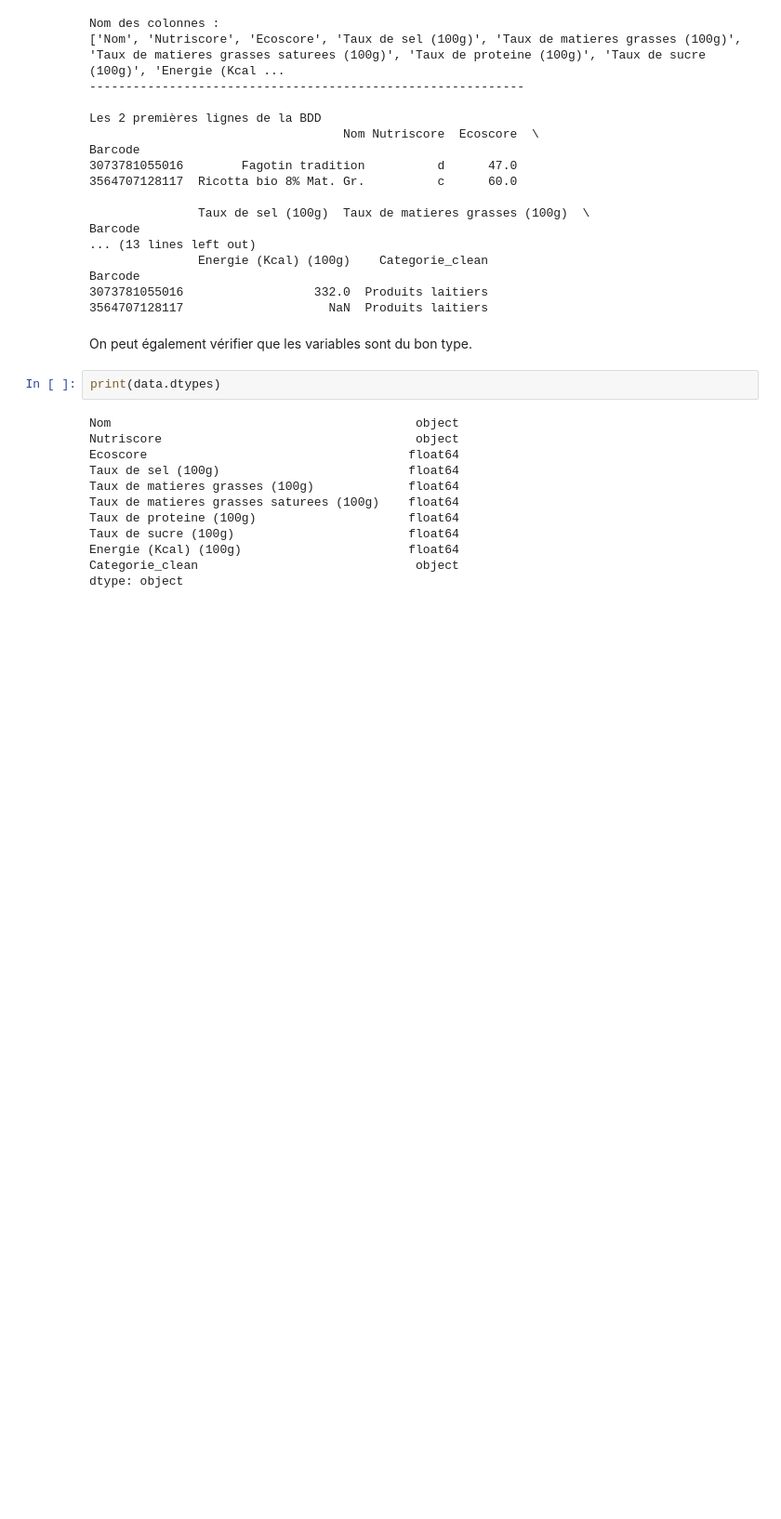
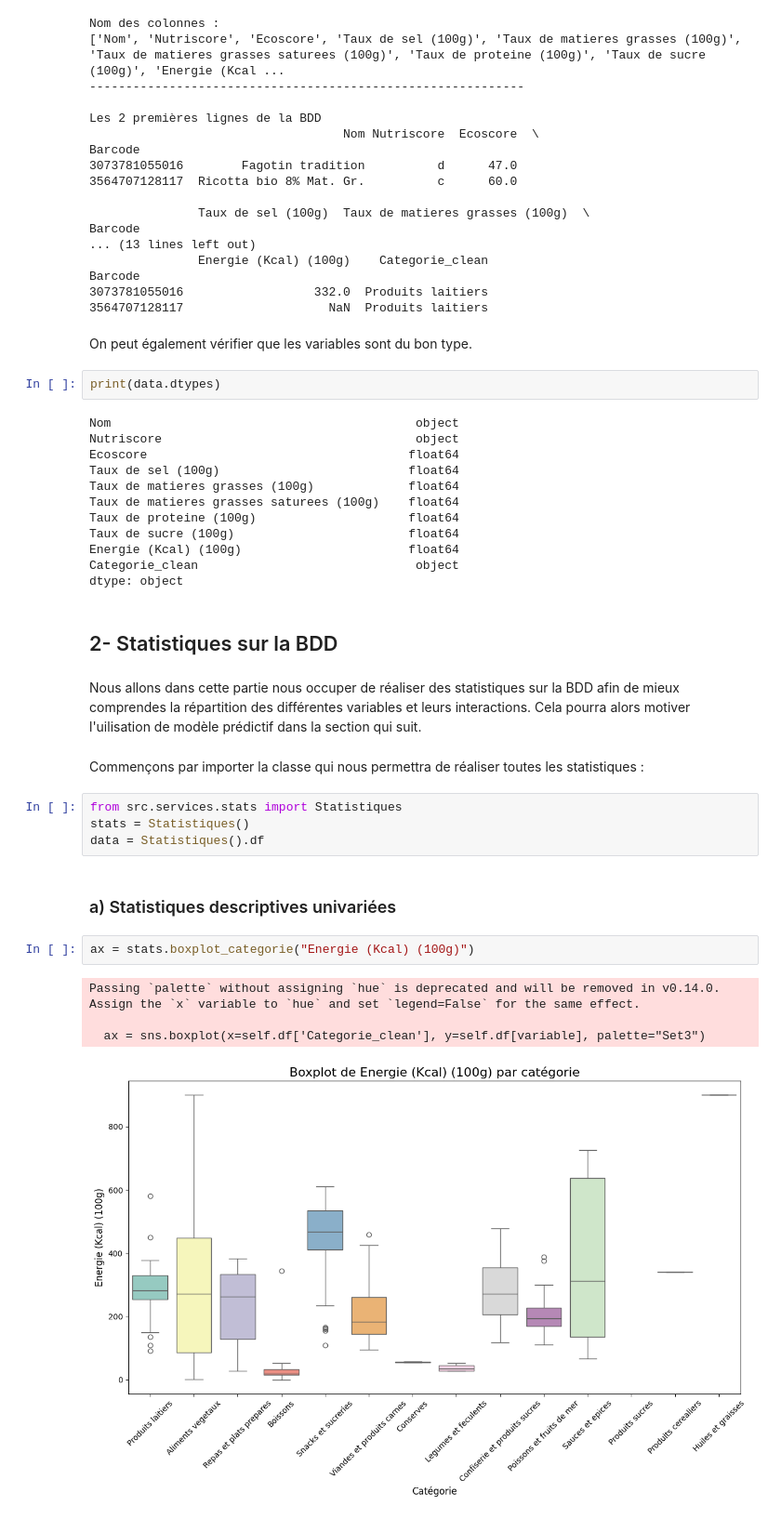
Before and after one commit to MaelTremouille/Projet-python-pour-la-data-science---ENSAE-Paris, a Jupyter notebook: src/food_fatcs.ipynb, the cells around one changed output. Shown at 93% size. Drawn from its saved outputs; the diff is of its cells as text; blank space fills up the shorter version.

Commit message:
adding new stats

```diff
--- a/src/food_fatcs.ipynb
+++ b/src/food_fatcs.ipynb
@@ -87,3 +87,22 @@ Taux de sucre (100g)                        float64
 Energie (Kcal) (100g)                       float64
 Categorie_clean                              object
 dtype: object
+# %% [markdown]
+## 2- Statistiques sur la BDD
+# %% [markdown]
+Nous allons dans cette partie nous occuper de réaliser des statistiques sur la BDD afin de mieux comprendes la répartition des différentes variables et leurs interactions. Cela pourra alors motiver l'uilisation de modèle prédictif dans la section qui suit.
+# %% [markdown]
+Commençons par importer la classe qui nous permettra de réaliser toutes les statistiques :
+# %%
+from src.services.stats import Statistiques
+stats = Statistiques()
+data = Statistiques().df
+# %% [markdown]
+### a) Statistiques descriptives univariées
+# %%
+ax = stats.boxplot_categorie("Energie (Kcal) (100g)")
+# %% [output]
+Passing `palette` without assigning `hue` is deprecated and will be removed in v0.14.0. Assign the `x` variable to `hue` and set `legend=False` for the same effect.
+
+  ax = sns.boxplot(x=self.df['Categorie_clean'], y=self.df[variable], palette="Set3")
+[figure, added]
```
Also changed, not shown: parts of 5 cells of this notebook, 2 other files.
